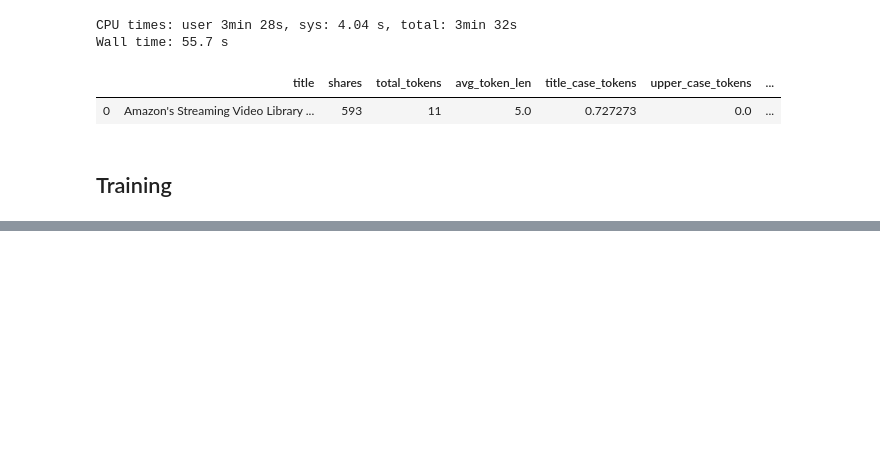
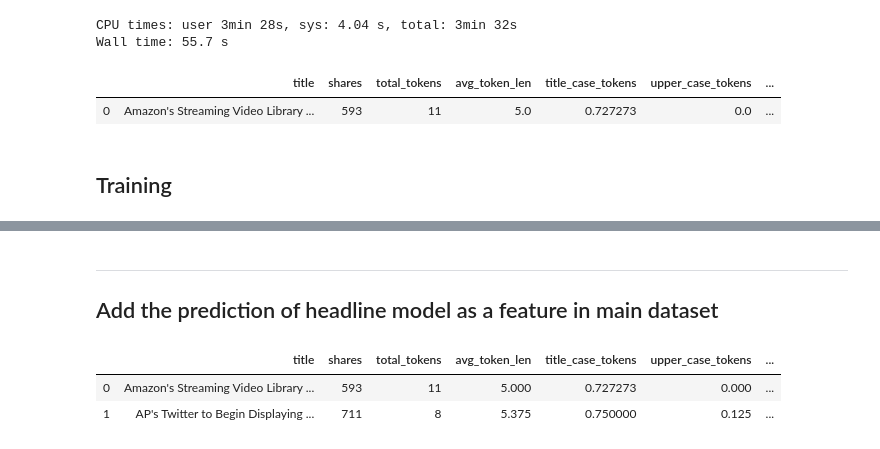
Before and after one commit to sanjyotUM/article_popularity_prediction, a Jupyter notebook: Notebooks/headline_model.ipynb, the cells around one changed output, grey strips where cells are left out. Drawn from its saved outputs; the diff is of its cells as text; code cells hidden in the pictures; blank space fills up the shorter version.

Commit message:
Headline model notebook finished

```diff
--- a/Notebooks/headline_model.ipynb
+++ b/Notebooks/headline_model.ipynb
@@ -334,5 +345,5 @@ clf = RandomForestClassifier(
 # %%
 %%time
 # Train
-clf.fit(hl_X_train, hl_y_train)
+clf.fit(X_train, y_train)
 # %% [output]
@@ -375,0 +430,21 @@ print(acc_train, acc_test)
+# %%
+# Save model
+model_path = '../Models/headline_model.pkl'
+with open(model_path, 'wb') as f:
+    pickle.dump(clf.best_estimator_, f)
+# %% [markdown]
+--------------
+
+## Add the prediction of headline model as a feature in main dataset
+# %%
+# Load headline model
+with open(model_path, 'rb') as f:
+    rf = pickle.load(f)
+# %%
+hl_feat['hl_model_score'] = rf.predict_proba(hl_feat[final_features])[:, 1]
+# %%
+hl_feat.head(2)
+# %% [output]
+|  | title | shares | total_tokens | avg_token_len | title_case_tokens | upper_case_tokens | ... |
+| 0 | Amazon's Streaming Video Library ... | 593 | 11 | 5.000 | 0.727273 | 0.000 | ... |
+| 1 | AP's Twitter to Begin Displaying ... | 711 | 8 | 5.375 | 0.750000 | 0.125 | ... |
```
Also changed, not shown: parts of 16 cells of this notebook.
